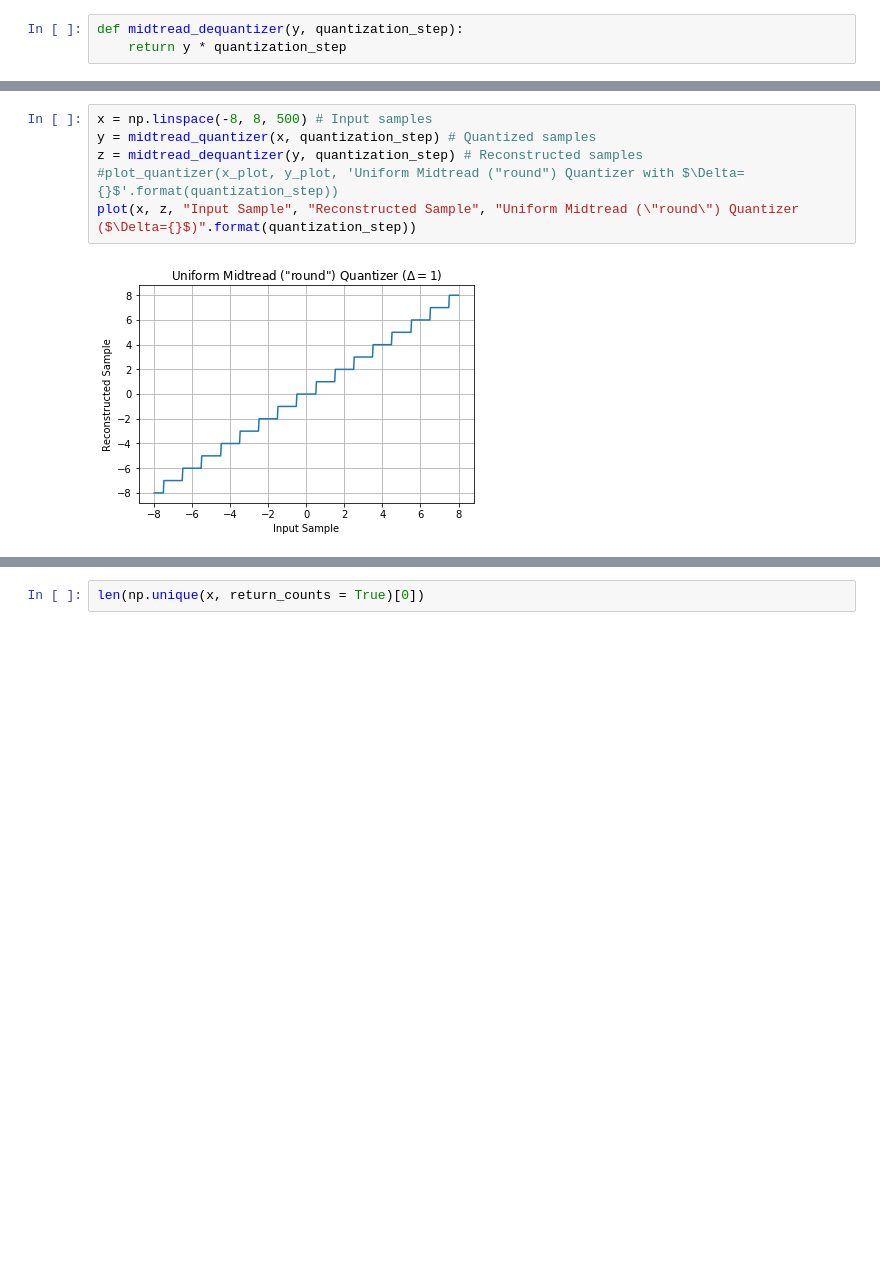
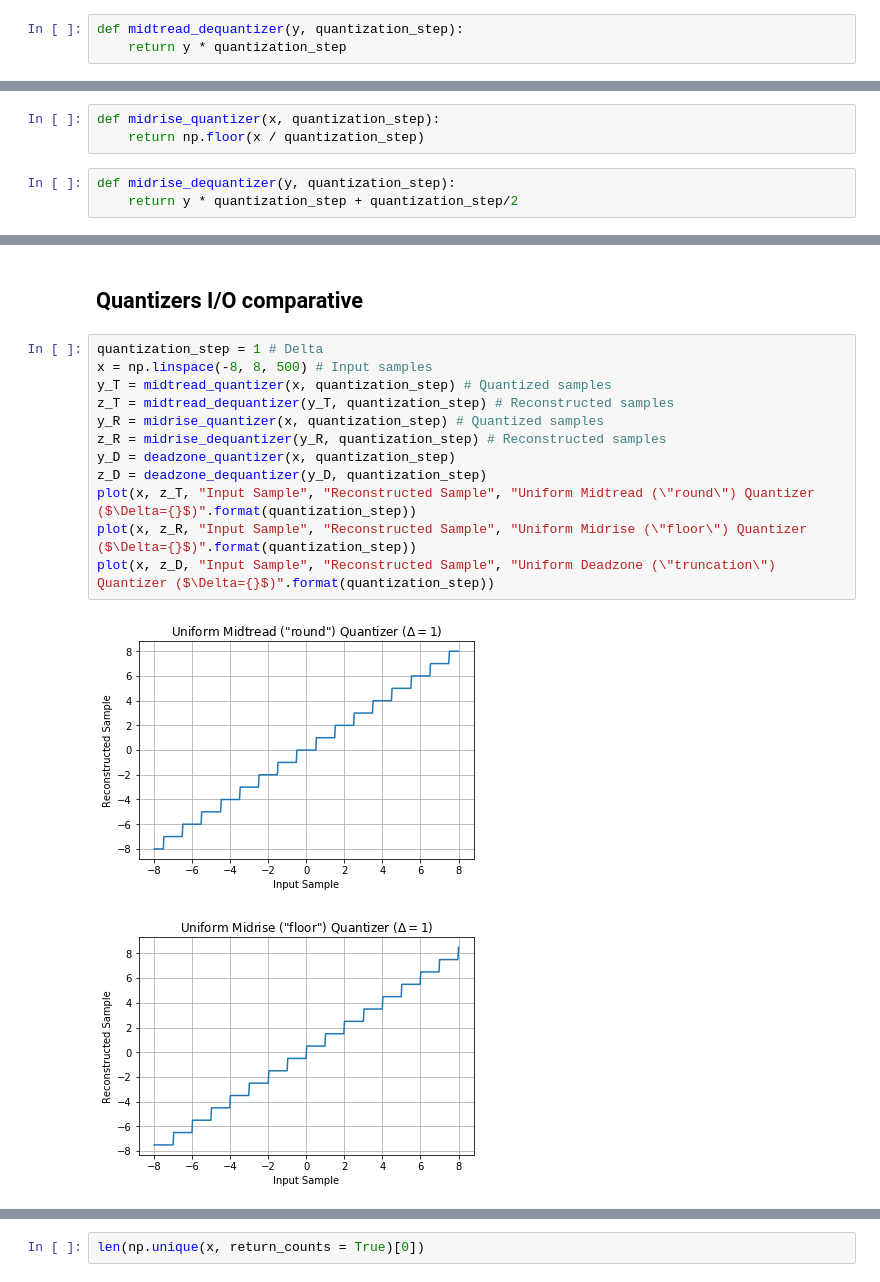
Before and after one commit to Tecnologias-multimedia/Tecnologias-multimedia.github.io, a Jupyter notebook: study_guide/quantization/graphics/quantization.ipynb, the cells around one changed output, grey strips where cells are left out. Cells and saved outputs as stored; diff of their text form; blank space fills up the shorter version.

```diff
--- a/study_guide/quantization/graphics/quantization.ipynb
+++ b/study_guide/quantization/graphics/quantization.ipynb
@@ -63,0 +60,6 @@ quantization_step = 1 # Delta
+# %%
+def midrise_quantizer(x, quantization_step):
+    return np.floor(x / quantization_step)
+# %%
+def midrise_dequantizer(y, quantization_step):
+    return y * quantization_step + quantization_step/2
@@ -64,8 +122,17 @@ quantization_step = 1 # Delta
+# %% [markdown]
+## Quantizers I/O comparative
 # %%
+quantization_step = 1 # Delta
 x = np.linspace(-8, 8, 500) # Input samples
-y = midtread_quantizer(x, quantization_step) # Quantized samples
-z = midtread_dequantizer(y, quantization_step) # Reconstructed samples
-#plot_quantizer(x_plot, y_plot, 'Uniform Midtread ("round") Quantizer with $\Delta={}$'.format(quantization_step))
-plot(x, z, "Input Sample", "Reconstructed Sample", "Uniform Midtread (\"round\") Quantizer ($\Delta={}$)".format(quantization_step))
+y_T = midtread_quantizer(x, quantization_step) # Quantized samples
+z_T = midtread_dequantizer(y_T, quantization_step) # Reconstructed samples
+y_R = midrise_quantizer(x, quantization_step) # Quantized samples
+z_R = midrise_dequantizer(y_R, quantization_step) # Reconstructed samples
+y_D = deadzone_quantizer(x, quantization_step)
+z_D = deadzone_dequantizer(y_D, quantization_step)
+plot(x, z_T, "Input Sample", "Reconstructed Sample", "Uniform Midtread (\"round\") Quantizer ($\Delta={}$)".format(quantization_step))
+plot(x, z_R, "Input Sample", "Reconstructed Sample", "Uniform Midrise (\"floor\") Quantizer ($\Delta={}$)".format(quantization_step))
+plot(x, z_D, "Input Sample", "Reconstructed Sample", "Uniform Deadzone (\"truncation\") Quantizer ($\Delta={}$)".format(quantization_step))
 # %% [output]
 [figure]
+[figure, added]
```
Also changed, not shown: parts of 108 cells of this notebook.
